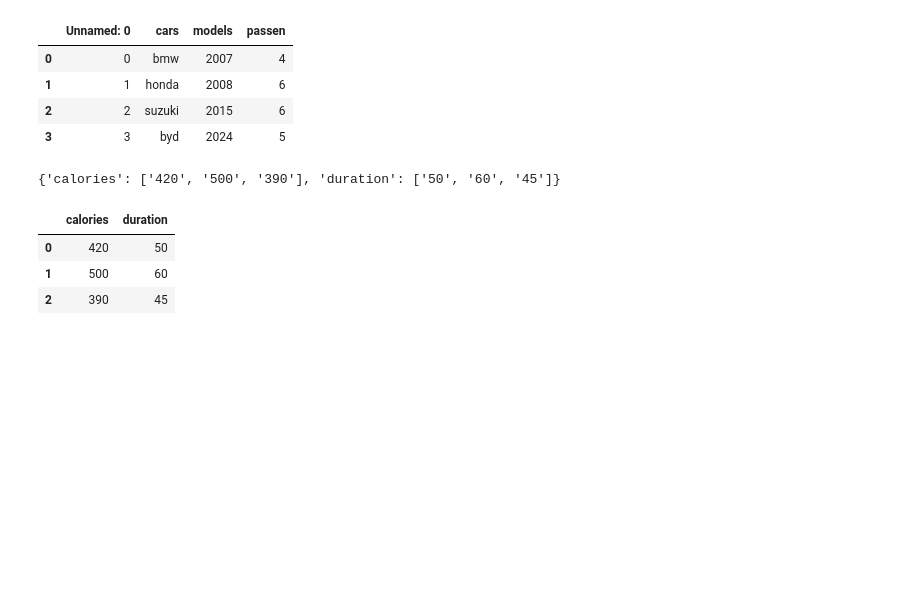
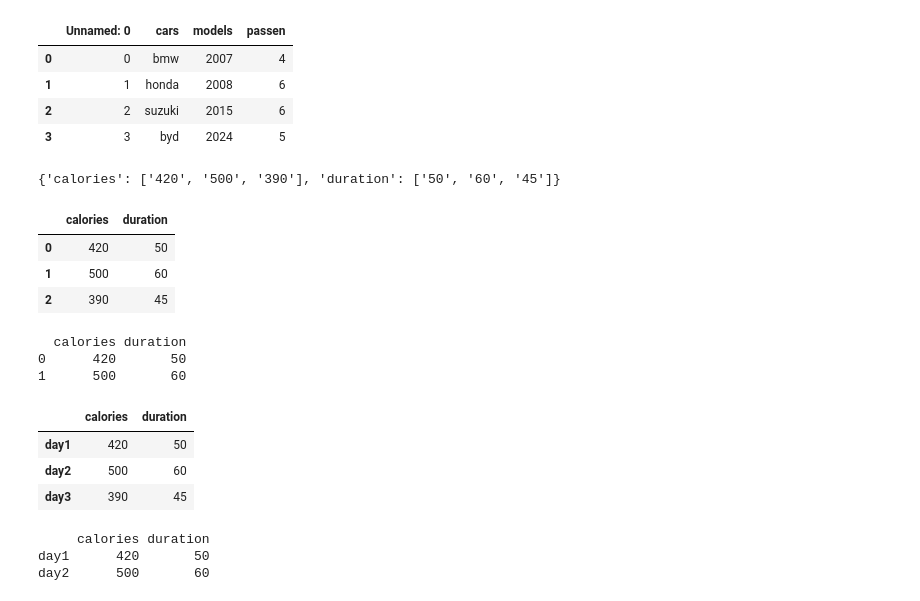
Before and after one commit to ShrijanMaharjan/MachineLearning, a Jupyter notebook: Introduvtion-to-MachineLearning/pandas.ipynb, the cells around one changed output. Cells and saved outputs as stored; diff of their text form; code cells hidden in the pictures; blank space fills up the shorter version.

```diff
--- a/Introduvtion-to-MachineLearning/pandas.ipynb
+++ b/Introduvtion-to-MachineLearning/pandas.ipynb
@@ -62,3 +62,27 @@ df
 | 0 | 420 | 50 |
 | 1 | 500 | 60 |
 | 2 | 390 | 45 |
+# %%
+print(df.loc[[0,1]])
+# %% [output]
+  calories duration
+0      420       50
+1      500       60
+# %%
+data = {
+    "calories" : ["420","500","390"],
+    "duration" : ["50","60","45"]
+}
+df = pd.DataFrame(data, index = ["day1","day2","day3"])
+df
+# %% [output]
+|  | calories | duration |
+| day1 | 420 | 50 |
+| day2 | 500 | 60 |
+| day3 | 390 | 45 |
+# %%
+print(df.loc[["day1","day2"]])
+# %% [output]
+     calories duration
+day1      420       50
+day2      500       60
```
Also changed, not shown: parts of 3 cells of this notebook.
